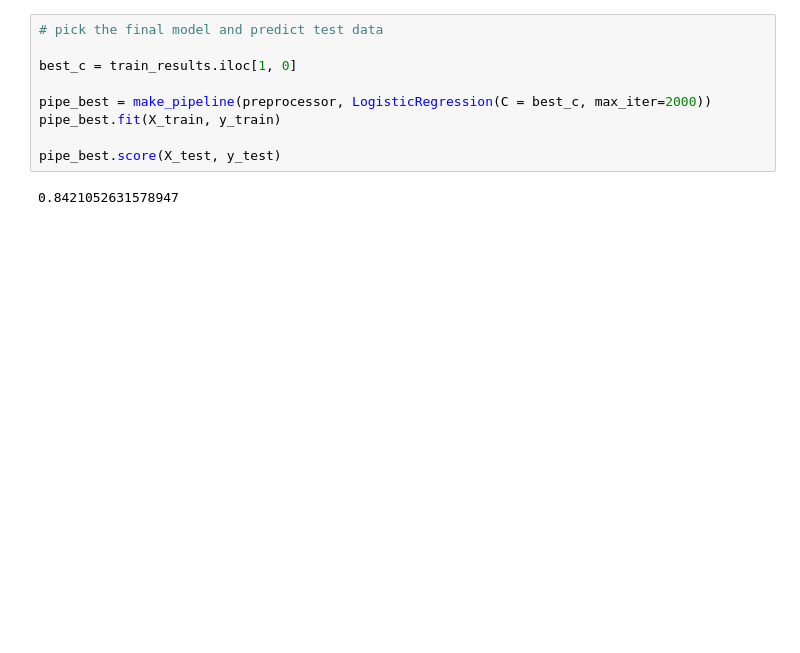
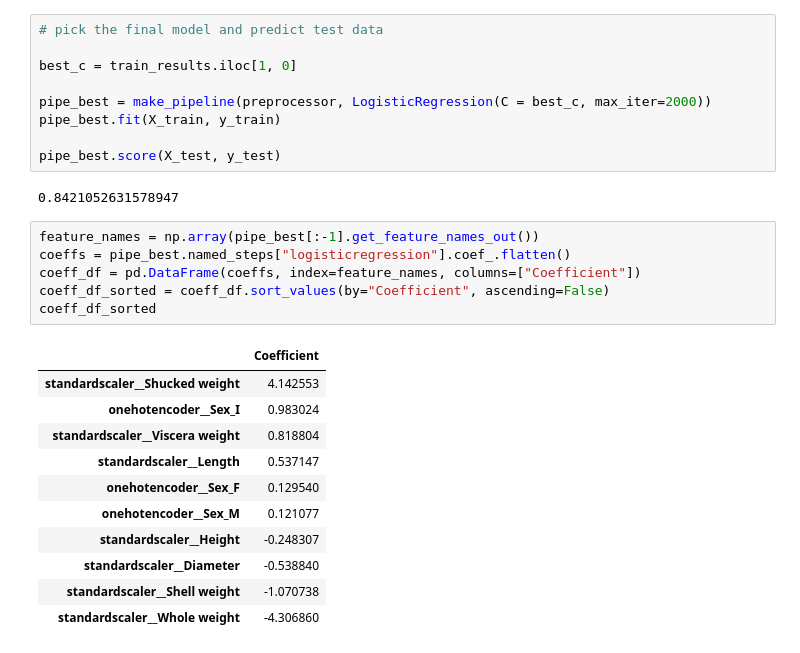
Before and after one commit to veerupandey/abalone_age_classification, a Jupyter notebook: src/models/model_building.ipynb, the cells around one changed output. Drawn from its saved outputs; the diff is of its cells as text; blank space fills up the shorter version.

```diff
--- a/src/models/model_building.ipynb
+++ b/src/models/model_building.ipynb
@@ -129,3 +132,21 @@ pipe_best.fit(X_train, y_train)
 pipe_best.score(X_test, y_test)
 # %% [output]
 0.8421052631578947
+# %%
+feature_names = np.array(pipe_best[:-1].get_feature_names_out())
+coeffs = pipe_best.named_steps["logisticregression"].coef_.flatten()
+coeff_df = pd.DataFrame(coeffs, index=feature_names, columns=["Coefficient"])
+coeff_df_sorted = coeff_df.sort_values(by="Coefficient", ascending=False)
+coeff_df_sorted
+# %% [output]
+|  | Coefficient |
+| standardscaler__Shucked weight | 4.142553 |
+| onehotencoder__Sex_I | 0.983024 |
+| standardscaler__Viscera weight | 0.818804 |
+| standardscaler__Length | 0.537147 |
+| onehotencoder__Sex_F | 0.129540 |
+| onehotencoder__Sex_M | 0.121077 |
+| standardscaler__Height | -0.248307 |
+| standardscaler__Diameter | -0.538840 |
+| standardscaler__Shell weight | -1.070738 |
+| standardscaler__Whole weight | -4.306860 |
```
Also changed, not shown: parts of 6 cells of this notebook.
